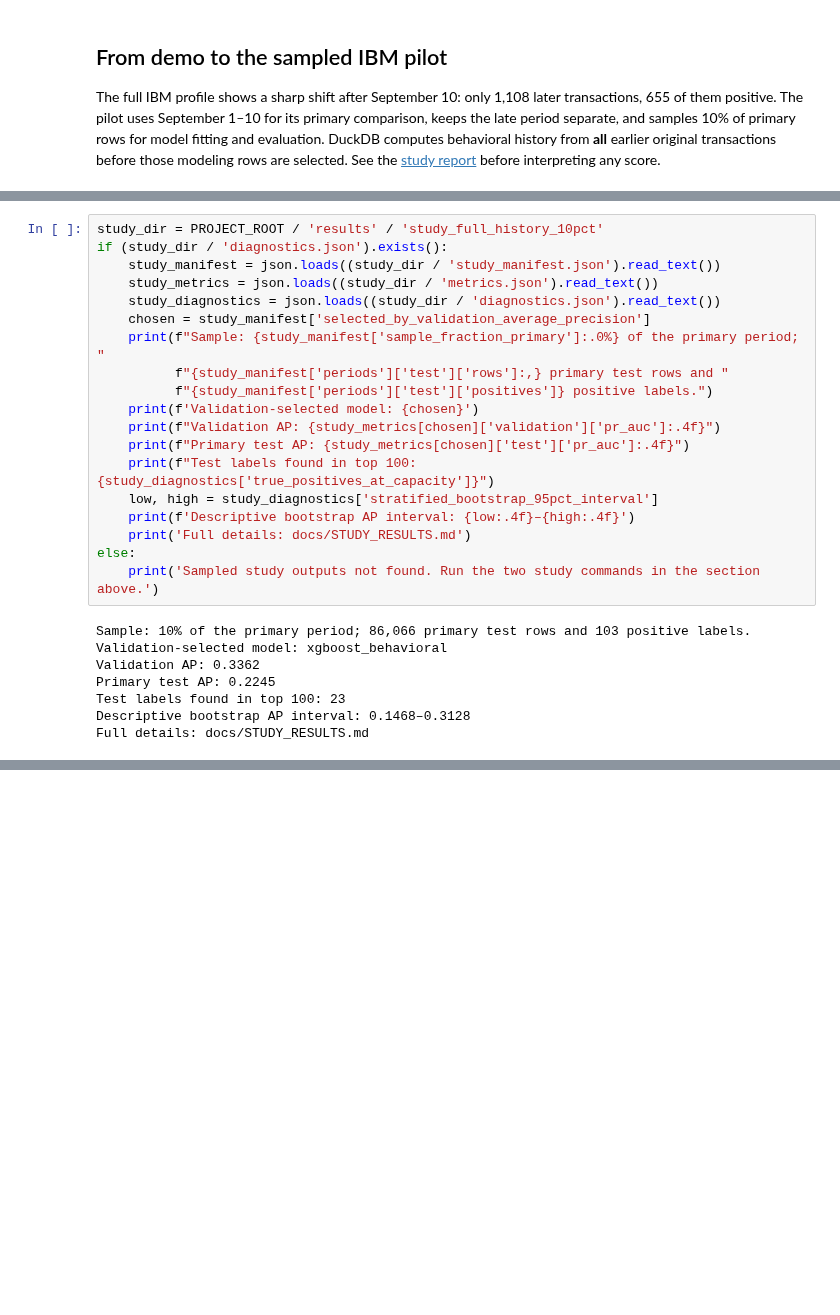
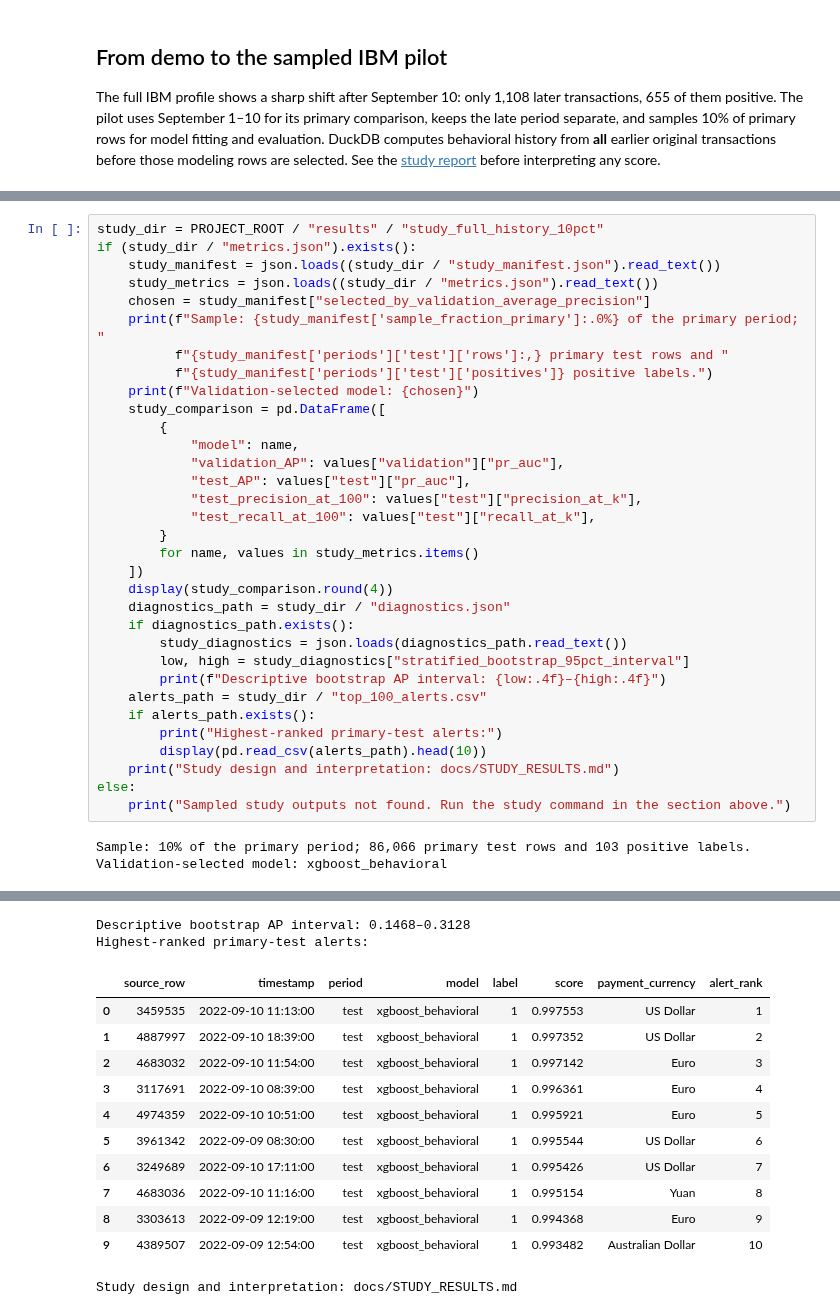
Before and after one commit to codewithdaniel1/Explainable-AML-Transaction-Monitoring, a Jupyter notebook: notebooks/aml_pipeline_walkthrough.ipynb, the cells around one changed output, grey strips where cells are left out. Cells and saved outputs as stored; diff of their text form; blank space fills up the shorter version.

Commit message:
Make notebook the MVP results view

```diff
--- a/notebooks/aml_pipeline_walkthrough.ipynb
+++ b/notebooks/aml_pipeline_walkthrough.ipynb
@@ -279,27 +265,36 @@ This cell reads the separate study's local metrics and diagnostics. Its saved ou
 # %%
-study_dir = PROJECT_ROOT / 'results' / 'study_full_history_10pct'
-if (study_dir / 'diagnostics.json').exists():
-    study_manifest = json.loads((study_dir / 'study_manifest.json').read_text())
-    study_metrics = json.loads((study_dir / 'metrics.json').read_text())
-    study_diagnostics = json.loads((study_dir / 'diagnostics.json').read_text())
-    chosen = study_manifest['selected_by_validation_average_precision']
+study_dir = PROJECT_ROOT / "results" / "study_full_history_10pct"
+if (study_dir / "metrics.json").exists():
+    study_manifest = json.loads((study_dir / "study_manifest.json").read_text())
+    study_metrics = json.loads((study_dir / "metrics.json").read_text())
+    chosen = study_manifest["selected_by_validation_average_precision"]
     print(f"Sample: {study_manifest['sample_fraction_primary']:.0%} of the primary period; "
           f"{study_manifest['periods']['test']['rows']:,} primary test rows and "
           f"{study_manifest['periods']['test']['positives']} positive labels.")
-    print(f'Validation-selected model: {chosen}')
-    print(f"Validation AP: {study_metrics[chosen]['validation']['pr_auc']:.4f}")
-    print(f"Primary test AP: {study_metrics[chosen]['test']['pr_auc']:.4f}")
-    print(f"Test labels found in top 100: {study_diagnostics['true_positives_at_capacity']}")
-    low, high = study_diagnostics['stratified_bootstrap_95pct_interval']
-    print(f'Descriptive bootstrap AP interval: {low:.4f}–{high:.4f}')
-    print('Full details: docs/STUDY_RESULTS.md')
+    print(f"Validation-selected model: {chosen}")
+    study_comparison = pd.DataFrame([
+        {
+            "model": name,
+            "validation_AP": values["validation"]["pr_auc"],
+            "test_AP": values["test"]["pr_auc"],
+            "test_precision_at_100": values["test"]["precision_at_k"],
+            "test_recall_at_100": values["test"]["recall_at_k"],
+        }
+        for name, values in study_metrics.items()
+    ])
+    display(study_comparison.round(4))
+    diagnostics_path = study_dir / "diagnostics.json"
+    if diagnostics_path.exists():
+        study_diagnostics = json.loads(diagnostics_path.read_text())
+        low, high = study_diagnostics["stratified_bootstrap_95pct_interval"]
+        print(f"Descriptive bootstrap AP interval: {low:.4f}–{high:.4f}")
+    alerts_path = study_dir / "top_100_alerts.csv"
+    if alerts_path.exists():
+        print("Highest-ranked primary-test alerts:")
+        display(pd.read_csv(alerts_path).head(10))
+    print("Study design and interpretation: docs/STUDY_RESULTS.md")
 else:
-    print('Sampled study outputs not found. Run the two study commands in the section above.')
+    print("Sampled study outputs not found. Run the study command in the section above.")
 # %% [output]
 Sample: 10% of the primary period; 86,066 primary test rows and 103 positive labels.
 Validation-selected model: xgboost_behavioral
-Validation AP: 0.3362
-Primary test AP: 0.2245
-Test labels found in top 100: 23
-Descriptive bootstrap AP interval: 0.1468–0.3128
-Full details: docs/STUDY_RESULTS.md
@@ -305,0 +309,14 @@ Full details: docs/STUDY_RESULTS.md
+Descriptive bootstrap AP interval: 0.1468–0.3128
+Highest-ranked primary-test alerts:
+|  | source_row | timestamp | period | model | label | score | payment_currency | alert_rank |
+| 0 | 3459535 | 2022-09-10 11:13:00 | test | xgboost_behavioral | 1 | 0.997553 | US Dollar | 1 |
+| 1 | 4887997 | 2022-09-10 18:39:00 | test | xgboost_behavioral | 1 | 0.997352 | US Dollar | 2 |
+| 2 | 4683032 | 2022-09-10 11:54:00 | test | xgboost_behavioral | 1 | 0.997142 | Euro | 3 |
+| 3 | 3117691 | 2022-09-10 08:39:00 | test | xgboost_behavioral | 1 | 0.996361 | Euro | 4 |
+| 4 | 4974359 | 2022-09-10 10:51:00 | test | xgboost_behavioral | 1 | 0.995921 | Euro | 5 |
+| 5 | 3961342 | 2022-09-09 08:30:00 | test | xgboost_behavioral | 1 | 0.995544 | US Dollar | 6 |
+| 6 | 3249689 | 2022-09-10 17:11:00 | test | xgboost_behavioral | 1 | 0.995426 | US Dollar | 7 |
+| 7 | 4683036 | 2022-09-10 11:16:00 | test | xgboost_behavioral | 1 | 0.995154 | Yuan | 8 |
+| 8 | 3303613 | 2022-09-09 12:19:00 | test | xgboost_behavioral | 1 | 0.994368 | Euro | 9 |
+| 9 | 4389507 | 2022-09-09 12:54:00 | test | xgboost_behavioral | 1 | 0.993482 | Australian Dollar | 10 |
+Study design and interpretation: docs/STUDY_RESULTS.md
```
Also changed, not shown: parts of 11 cells of this notebook, 10 other files.
